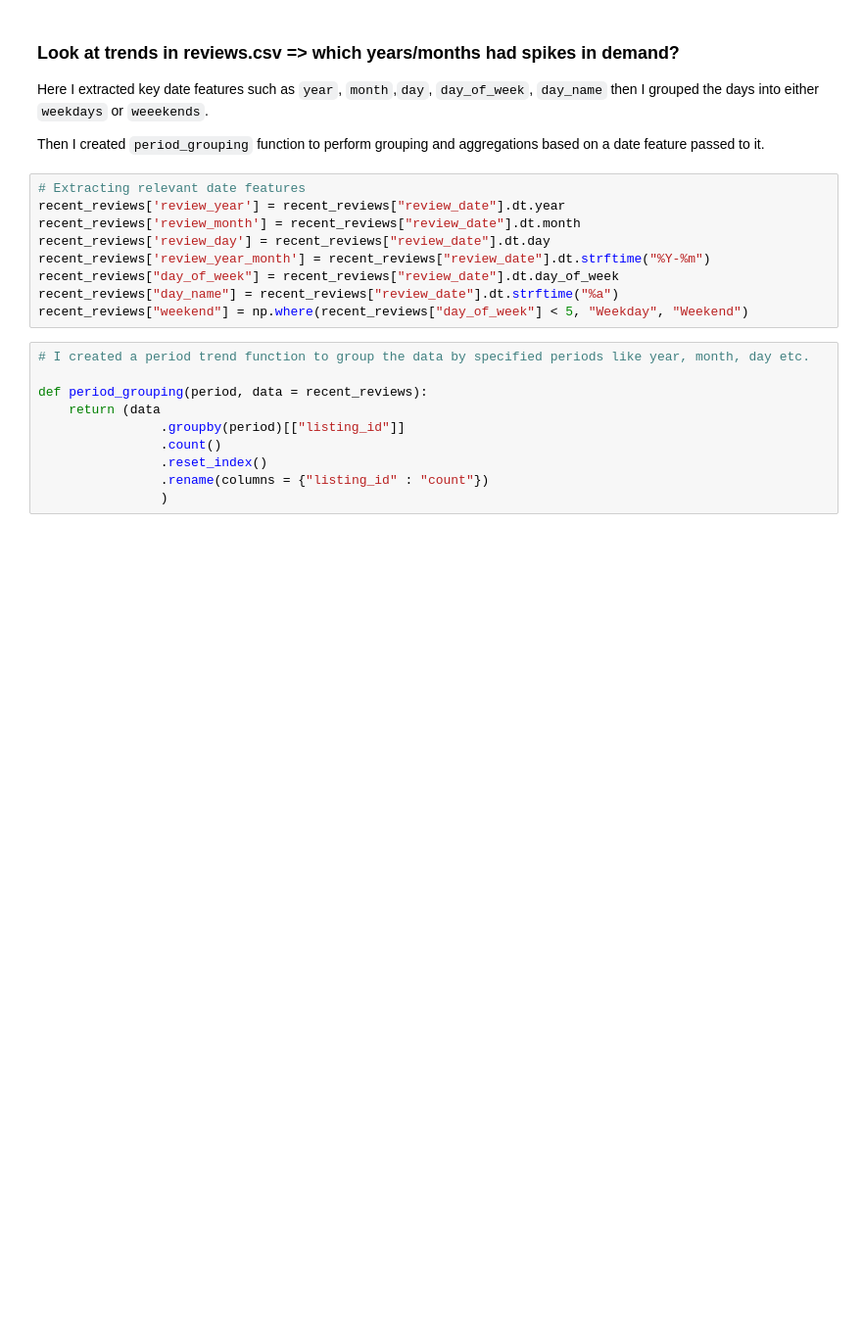
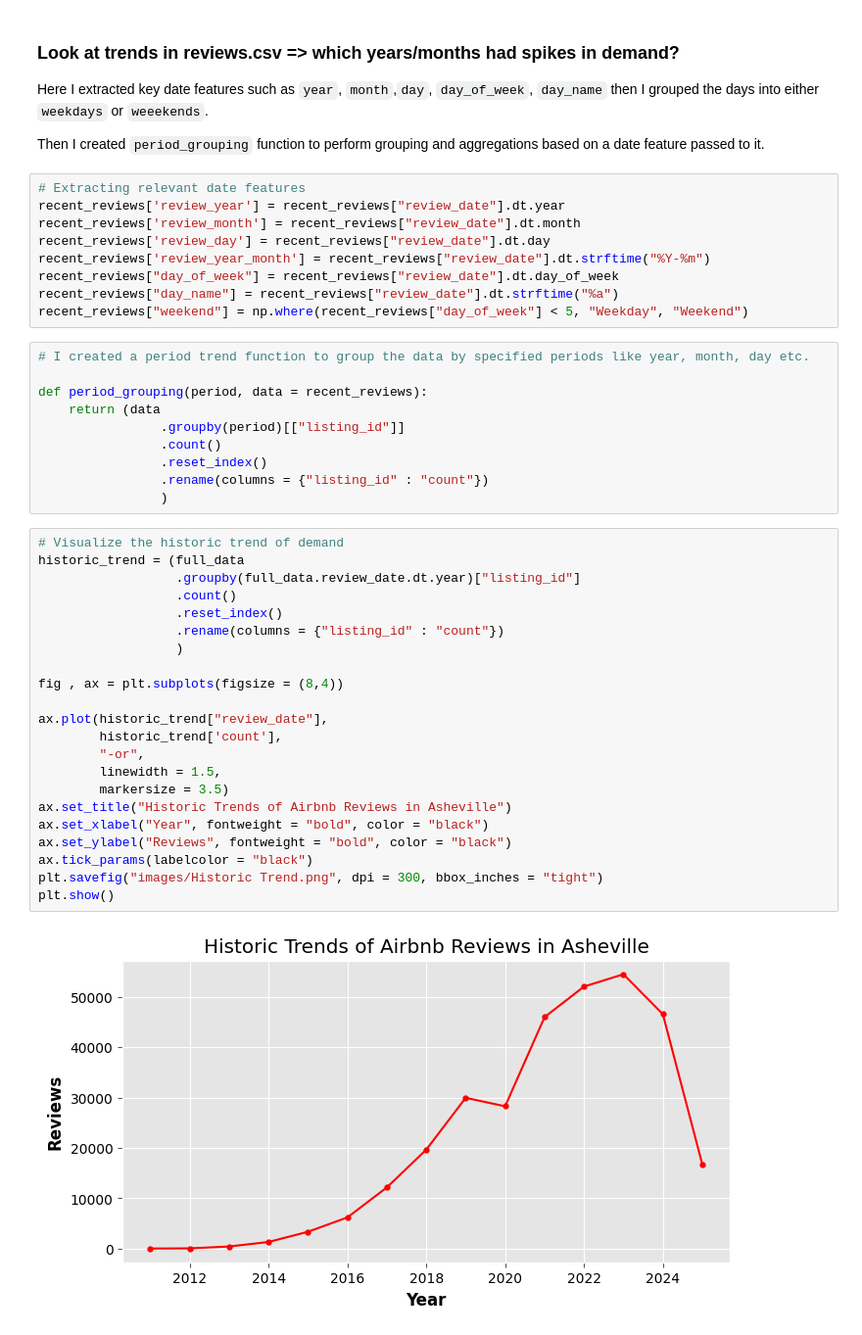
Before and after one commit to AndurilTheWise/airbnb_analysis, a Jupyter notebook: analysis.ipynb, the cells around one changed output. Shown at 98% size. Cells and saved outputs as stored; diff of their text form; blank space fills up the shorter version.

```diff
--- a/analysis.ipynb
+++ b/analysis.ipynb
@@ -727,3 +727,27 @@ def period_grouping(period, data = recent_reviews):
                 .reset_index()
                 .rename(columns = {"listing_id" : "count"})
                 )
+# %%
+# Visualize the historic trend of demand
+historic_trend = (full_data
+                  .groupby(full_data.review_date.dt.year)["listing_id"]
+                  .count()
+                  .reset_index()
+                  .rename(columns = {"listing_id" : "count"})
+                  )
+
+fig , ax = plt.subplots(figsize = (8,4))
+
+ax.plot(historic_trend["review_date"],
+        historic_trend['count'],
+        "-or",
+        linewidth = 1.5,
+        markersize = 3.5)
+ax.set_title("Historic Trends of Airbnb Reviews in Asheville")
+ax.set_xlabel("Year", fontweight = "bold", color = "black")
+ax.set_ylabel("Reviews", fontweight = "bold", color = "black")
+ax.tick_params(labelcolor = "black")
+plt.savefig("images/Historic Trend.png", dpi = 300, bbox_inches = "tight")
+plt.show()
+# %% [output]
+[figure, added]
```
Also changed, not shown: parts of 29 cells of this notebook, 4 other files.
